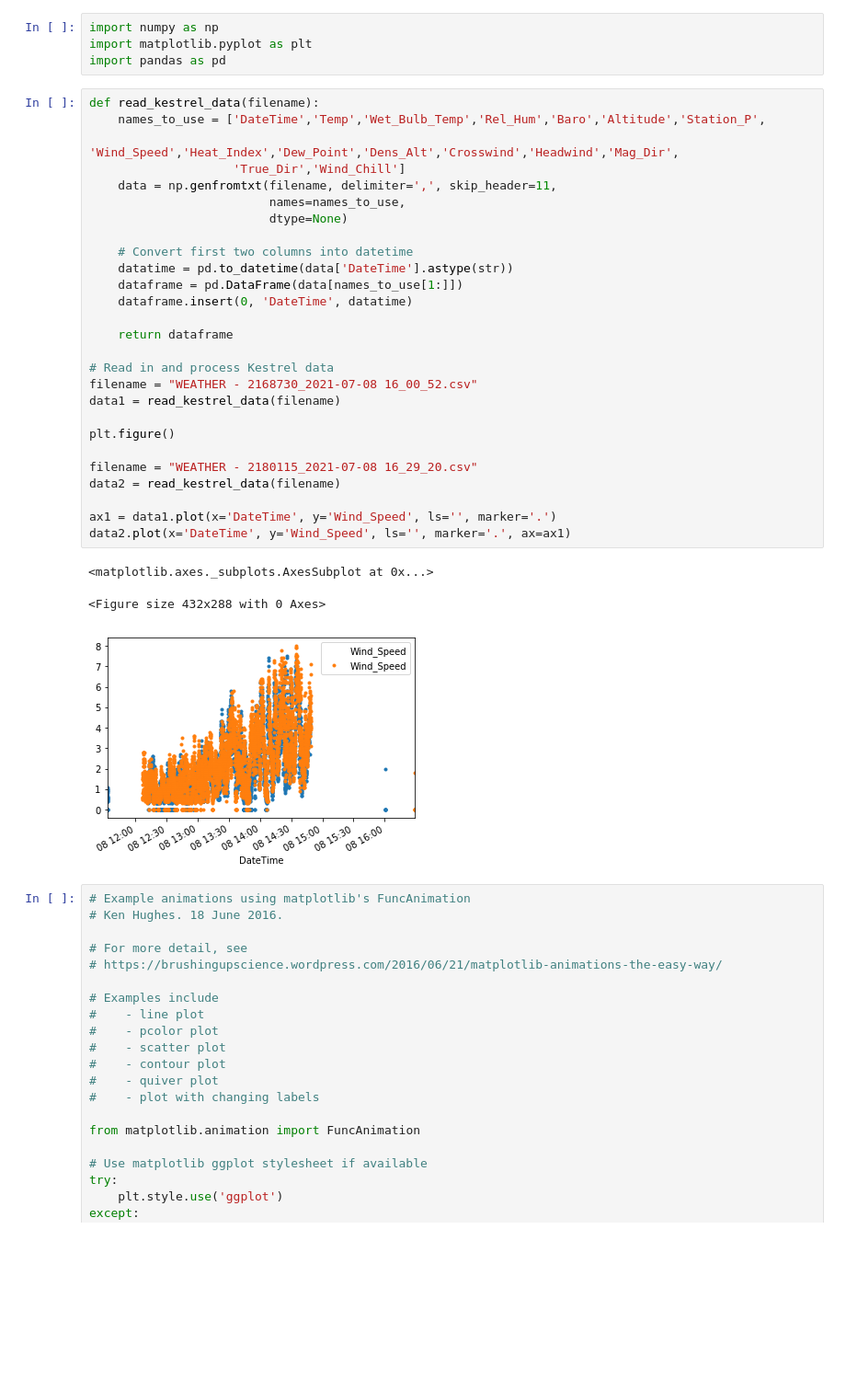
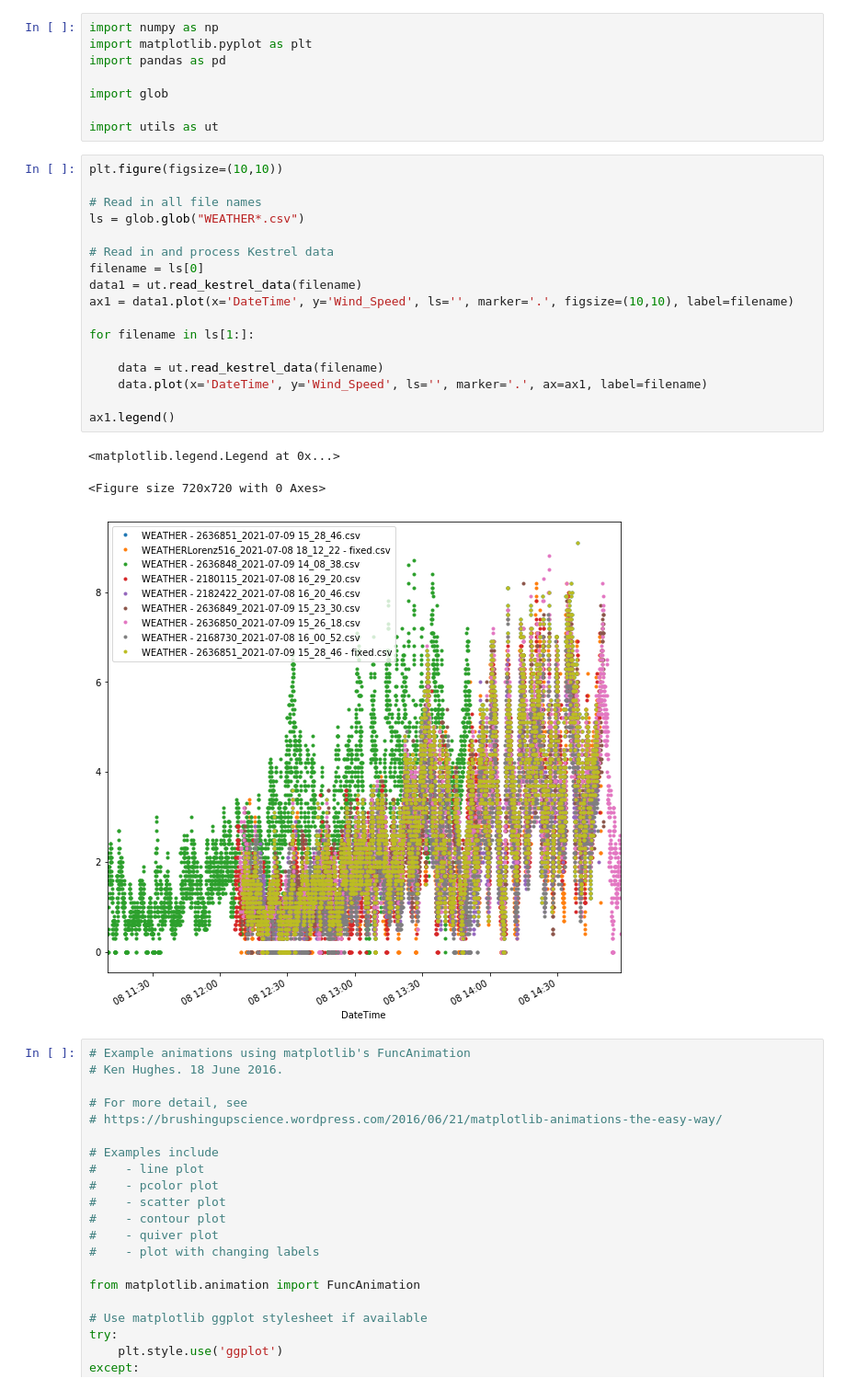
Before and after one commit to BoiseStatePlanetary/AlvordFieldTrip2021, a Jupyter notebook: code/Kestrel_analysis/Visualizing Kestrel Data.ipynb, the cells around one changed output. Shown: that part at 92% size. Drawn from its saved outputs; the diff is of its cells as text; blank space fills up the shorter version.

Commit message:
Setting up data-reading and processing

```diff
--- a/code/Kestrel_analysis/Visualizing Kestrel Data.ipynb
+++ b/code/Kestrel_analysis/Visualizing Kestrel Data.ipynb
@@ -2,37 +2,31 @@
 import numpy as np
 import matplotlib.pyplot as plt
 import pandas as pd
+
+import glob
+
+import utils as ut
-# %%
-def read_kestrel_data(filename):
-    names_to_use = ['DateTime','Temp','Wet_Bulb_Temp','Rel_Hum','Baro','Altitude','Station_P',
-                    'Wind_Speed','Heat_Index','Dew_Point','Dens_Alt','Crosswind','Headwind','Mag_Dir',
-                    'True_Dir','Wind_Chill']
-    data = np.genfromtxt(filename, delimiter=',', skip_header=11,
-                         names=names_to_use,
-                         dtype=None)
-
-    # Convert first two columns into datetime
-    datatime = pd.to_datetime(data['DateTime'].astype(str))
-    dataframe = pd.DataFrame(data[names_to_use[1:]])
-    dataframe.insert(0, 'DateTime', datatime)
-
-    return dataframe
-
-# Read in and process Kestrel data
-filename = "WEATHER - 2168730_2021-07-08 16_00_52.csv"
-data1 = read_kestrel_data(filename)
-
-plt.figure()
-
-filename = "WEATHER - 2180115_2021-07-08 16_29_20.csv"
-data2 = read_kestrel_data(filename)
-
-ax1 = data1.plot(x='DateTime', y='Wind_Speed', ls='', marker='.')
-data2.plot(x='DateTime', y='Wind_Speed', ls='', marker='.', ax=ax1)
-# %% [output]
-<matplotlib.axes._subplots.AxesSubplot at 0x...>
-<Figure size 432x288 with 0 Axes>
-[figure, removed]
+# %%
+plt.figure(figsize=(10,10))
+
+# Read in all file names
+ls = glob.glob("WEATHER*.csv")
+
+# Read in and process Kestrel data
+filename = ls[0]
+data1 = ut.read_kestrel_data(filename)
+ax1 = data1.plot(x='DateTime', y='Wind_Speed', ls='', marker='.', figsize=(10,10), label=filename)
+
+for filename in ls[1:]:
+
+    data = ut.read_kestrel_data(filename)
+    data.plot(x='DateTime', y='Wind_Speed', ls='', marker='.', ax=ax1, label=filename)
+
+ax1.legend()
+# %% [output]
+<matplotlib.legend.Legend at 0x...>
+<Figure size 720x720 with 0 Axes>
+[figure, added]
 # %%
 # Example animations using matplotlib's FuncAnimation
 # Ken Hughes. 18 June 2016.
```
Also changed, not shown: 8 other files.
